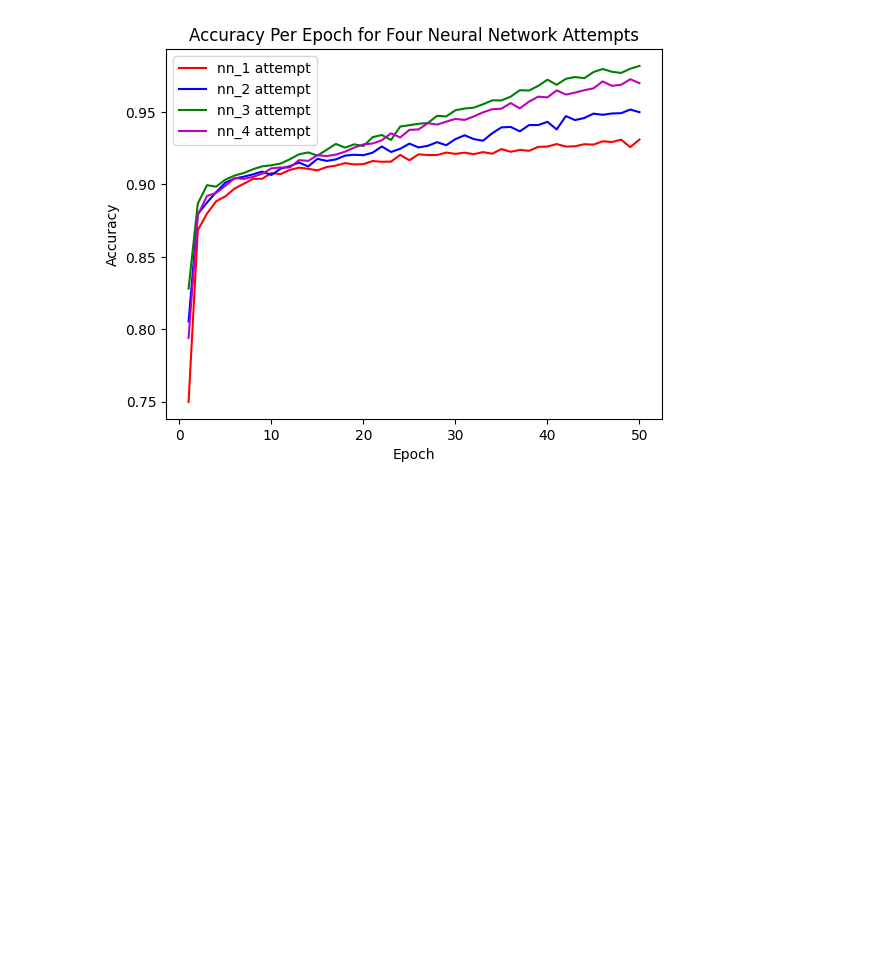
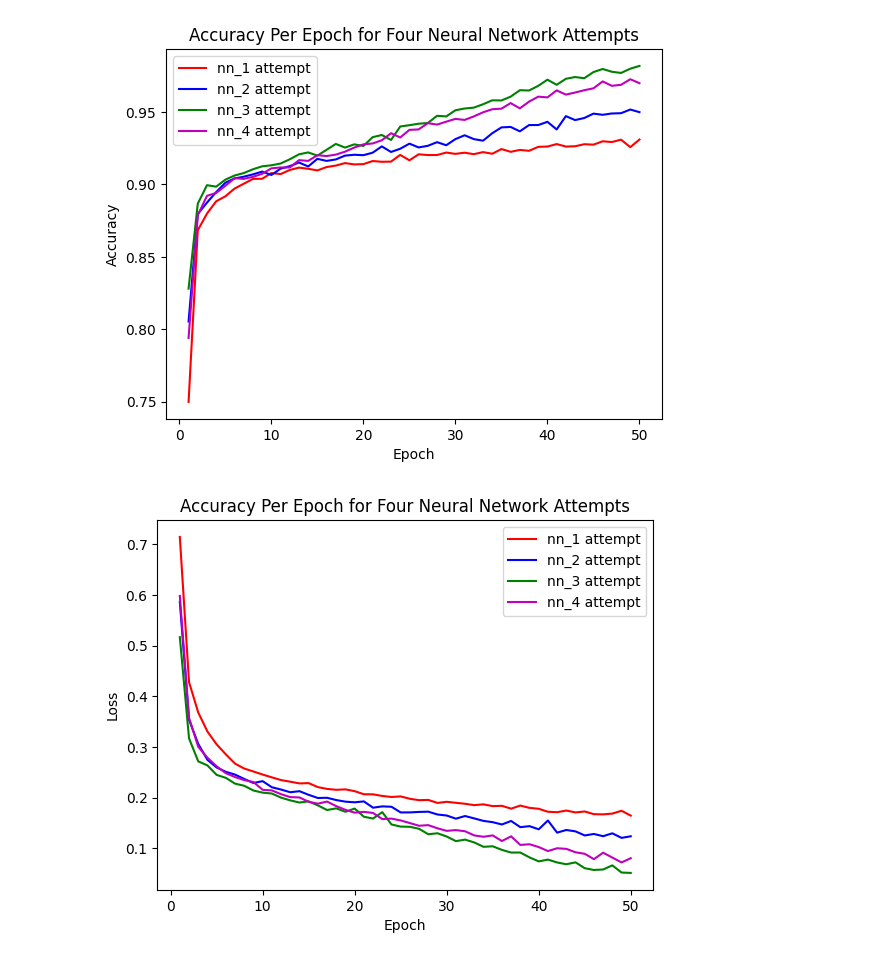
Before and after one commit to cassidyschul/weather_prediction, a Jupyter notebook: weather_classification_model_revised.ipynb, the cells around one changed output. Saved outputs shown, nothing was run; the diff lists cells and outputs as text; code cells hidden in the pictures; blank space fills up the shorter version.

Commit message:
Revised Neurral Network optimization

```diff
--- a/weather_classification_model_Abel.ipynb
+++ b/weather_classification_model_revised.ipynb
@@ -787,17 +787,19 @@ plt.show()
 # %% [output]
 [figure]
 # %%
-# Plot accuracy for each neural network attempts
+# Plot losses for each neural network attempts
 
-epochs = range(1, len(nn_model_adam_losses) + 1)
+epochs = range(1, len(nn_model_1_losses) + 1)
 
-plt.plot(epochs, nn_model_adam_accuracy, 'r', label = 'Adam')
-plt.plot(epochs, nn_model_SDG_accuracy, 'b', label = 'SDG')
-plt.plot(epochs, nn_model_adagrad_accuracy, 'g', label = 'Adagrad')
-plt.plot(epochs, nn_model_RMSprop_accuracy, 'm', label = 'RMSprop')
+plt.plot(epochs, nn_model_1_losses, 'r', label = 'nn_1 attempt')
+plt.plot(epochs, nn_model_2_losses, 'b', label = 'nn_2 attempt')
+plt.plot(epochs, nn_model_3_losses, 'g', label = 'nn_3 attempt')
+plt.plot(epochs, nn_model_4_losses, 'm', label = 'nn_4 attempt')
 
-plt.title('Accuracy Per Epoch for Four Models')
+plt.title('Accuracy Per Epoch for Four Neural Network Attempts')
 plt.xlabel('Epoch')
 plt.ylabel('Loss')
 plt.legend()
 plt.show()
+# %% [output]
+[figure, added]
```
Also changed, not shown: parts of 1 cell of this notebook, 2 other files.
